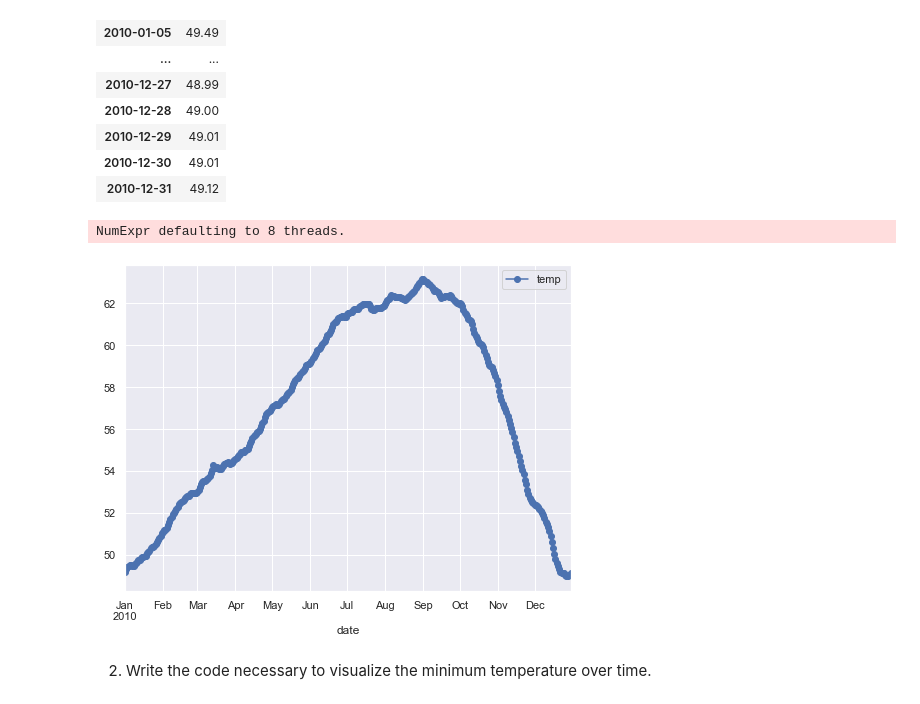
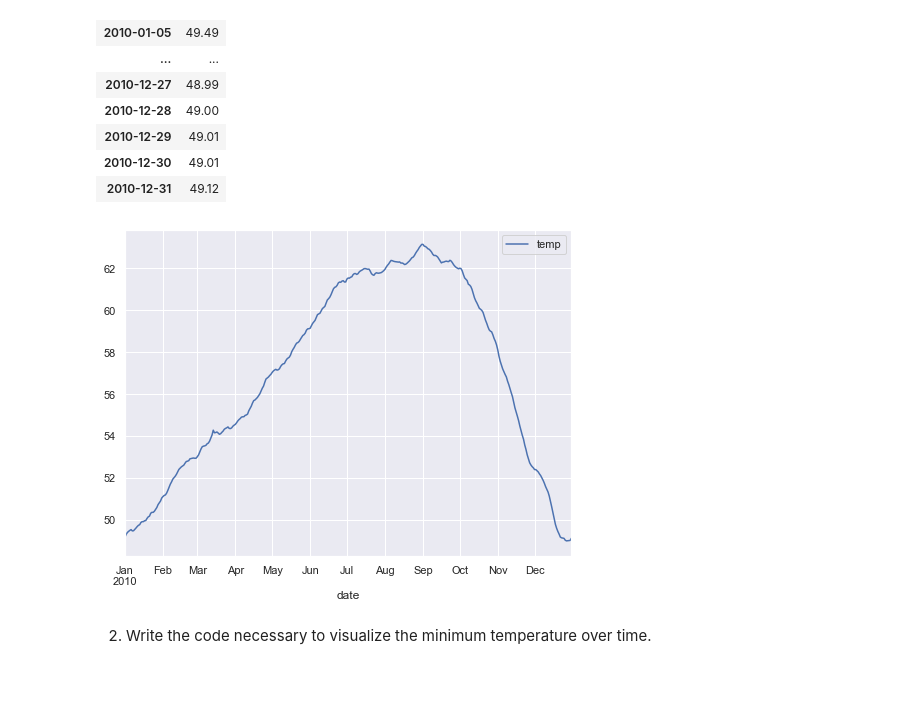
Before and after one commit to Jared-Godar/time-series-exercises, a Jupyter notebook: time_series_exercises.ipynb, the cells around one changed output. Cells and saved outputs as stored; diff of their text form; code cells hidden in the pictures.

```diff
--- a/time_series_exercises.ipynb
+++ b/time_series_exercises.ipynb
@@ -102,9 +123,8 @@ See Full Dataframe in Mito
 | 2010-12-30 | 49.01 |
 | 2010-12-31 | 49.12 |
 # %%
-df.resample('1D').mean().plot(marker='o');
+df.resample('1D').mean().plot();
 # %% [output]
-NumExpr defaulting to 8 threads.
-[figure, old version]
+[figure, new version]
 # %% [markdown]
 2. Write the code necessary to visualize the minimum temperature over time.
```
Also changed, not shown: parts of 47 cells of this notebook.
